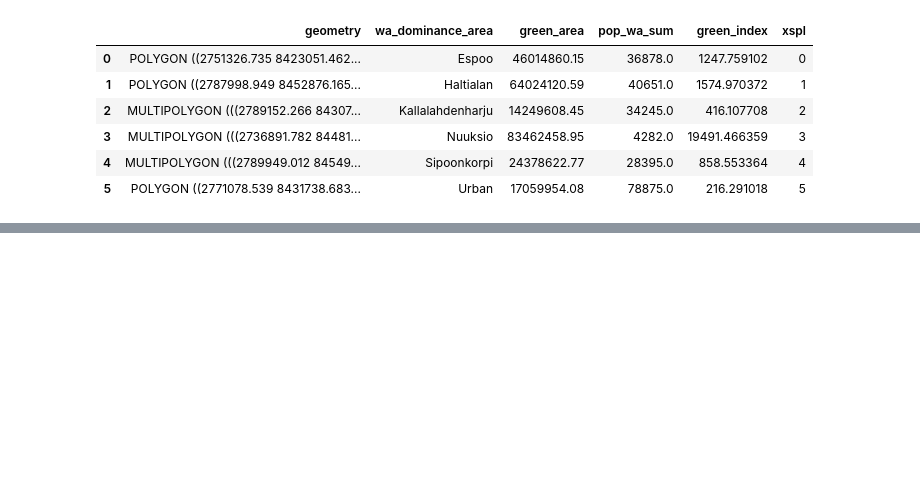
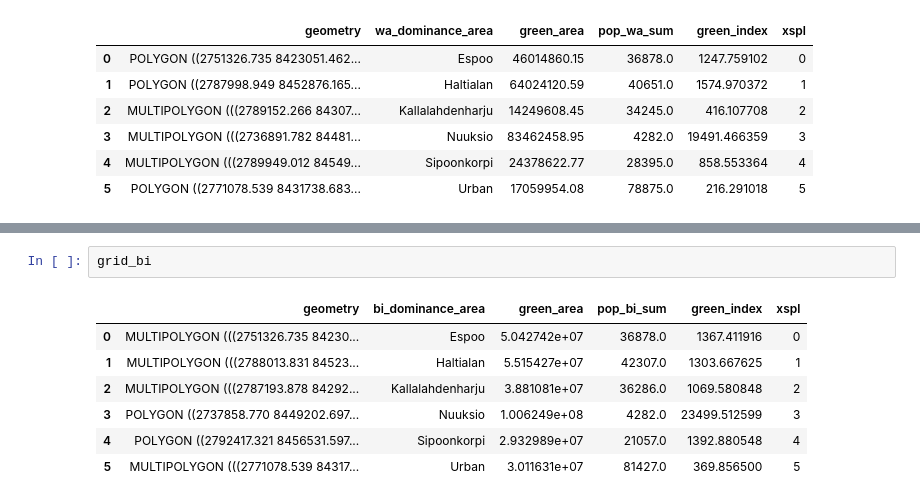
Before and after one commit to bryanvallejo16/green-accessibility-helsinki, a Jupyter notebook: 2_green-accessibility-low-income.ipynb, the cells around one changed output, grey strips where cells are left out. Drawn from its saved outputs; the diff is of its cells as text; blank space fills up the shorter version.

```diff
--- a/2_green-accessibility-low-income.ipynb
+++ b/2_green-accessibility-low-income.ipynb
@@ -1026,0 +1027,10 @@ plt.savefig('docs/low_income_green_index_variation.png', dpi=300)
+# %%
+grid_bi
+# %% [output]
+|  | geometry | bi_dominance_area | green_area | pop_bi_sum | green_index | xspl |
+| 0 | MULTIPOLYGON (((2751326.735 84230... | Espoo | 5.042742e+07 | 36878.0 | 1367.411916 | 0 |
+| 1 | MULTIPOLYGON (((2788013.831 84523... | Haltialan | 5.515427e+07 | 42307.0 | 1303.667625 | 1 |
+| 2 | MULTIPOLYGON (((2787193.878 84292... | Kallalahdenharju | 3.881081e+07 | 36286.0 | 1069.580848 | 2 |
+| 3 | POLYGON ((2737858.770 8449202.697... | Nuuksio | 1.006249e+08 | 4282.0 | 23499.512599 | 3 |
+| 4 | POLYGON ((2792417.321 8456531.597... | Sipoonkorpi | 2.932989e+07 | 21057.0 | 1392.880548 | 4 |
+| 5 | MULTIPOLYGON (((2771078.539 84317... | Urban | 3.011631e+07 | 81427.0 | 369.856500 | 5 |
```
Also changed, not shown: parts of 7 cells of this notebook, 5 other files.
